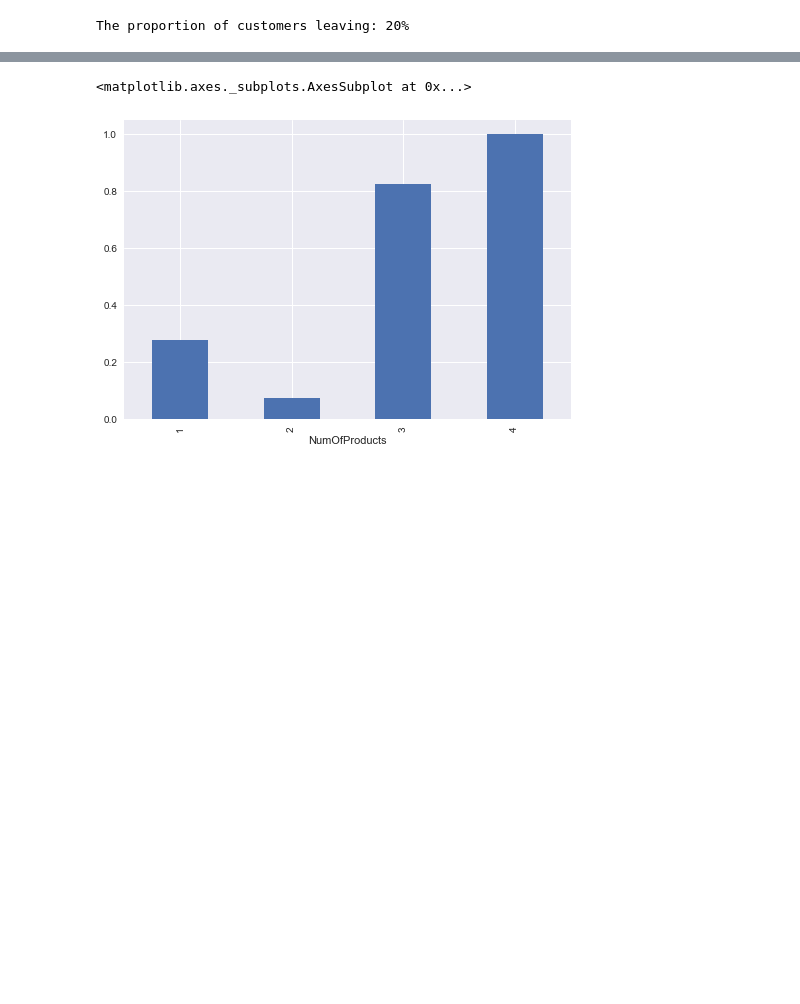
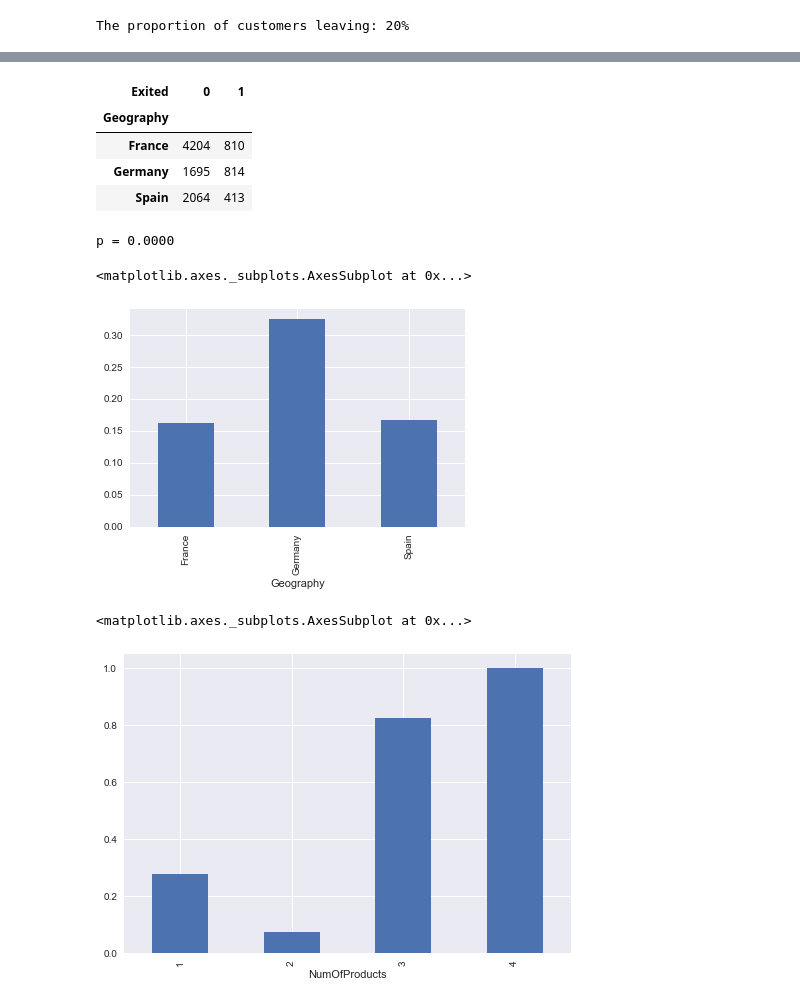
Before and after one commit to george-and-miller/data-science, a Jupyter notebook: Udemy A-Z Data Science.ipynb, the cells around one changed output, grey strips where cells are left out. Cells and saved outputs as stored; diff of their text form; code cells hidden in the pictures; blank space fills up the shorter version.

```diff
--- a/Udemy A-Z Data Science.ipynb
+++ b/Udemy A-Z Data Science.ipynb
@@ -39,3 +86,20 @@ proportion(banking_data.groupby('Geography'), 'Exited').plot.bar()
+# %%
+table = pd.crosstab(banking_data['Geography'], banking_data['Exited'])
+
+display(table)
+
+chi2, p, dof, expected = stats.chi2_contingency(table.values)
+print(f'p = {p:.4f}')
+proportion(banking_data.groupby('Geography'), 'Exited').plot.bar()
+# %% [output]
+| Exited | 0 | 1 |
+| Geography |  |  |
+| France | 4204 | 810 |
+| Germany | 1695 | 814 |
+| Spain | 2064 | 413 |
+p = 0.0000
+<matplotlib.axes._subplots.AxesSubplot at 0x...>
+[figure, added]
 # %%
 proportion(banking_data.groupby('NumOfProducts'), 'Exited').plot.bar()
 # %% [output]
```
Also changed, not shown: parts of 13 cells of this notebook.
